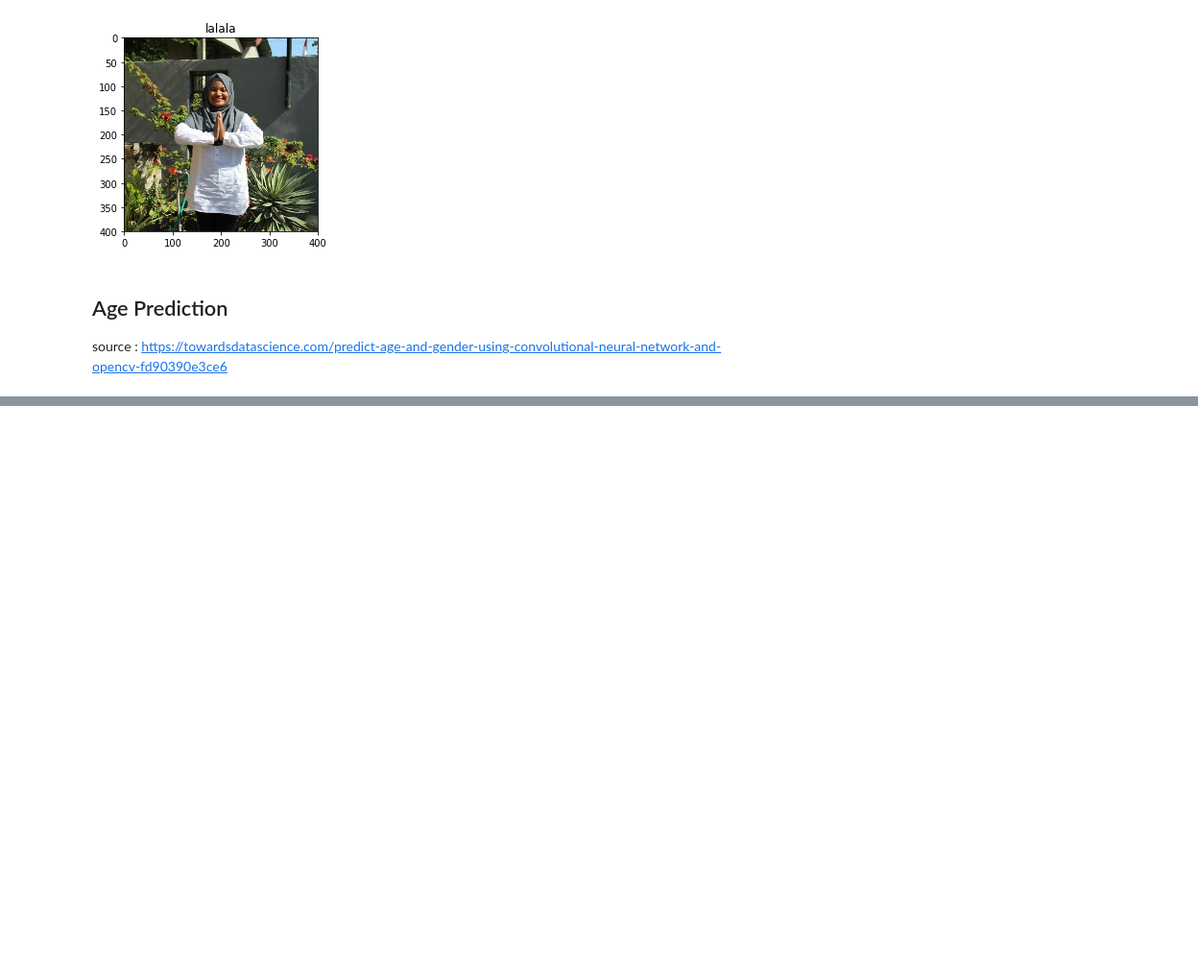
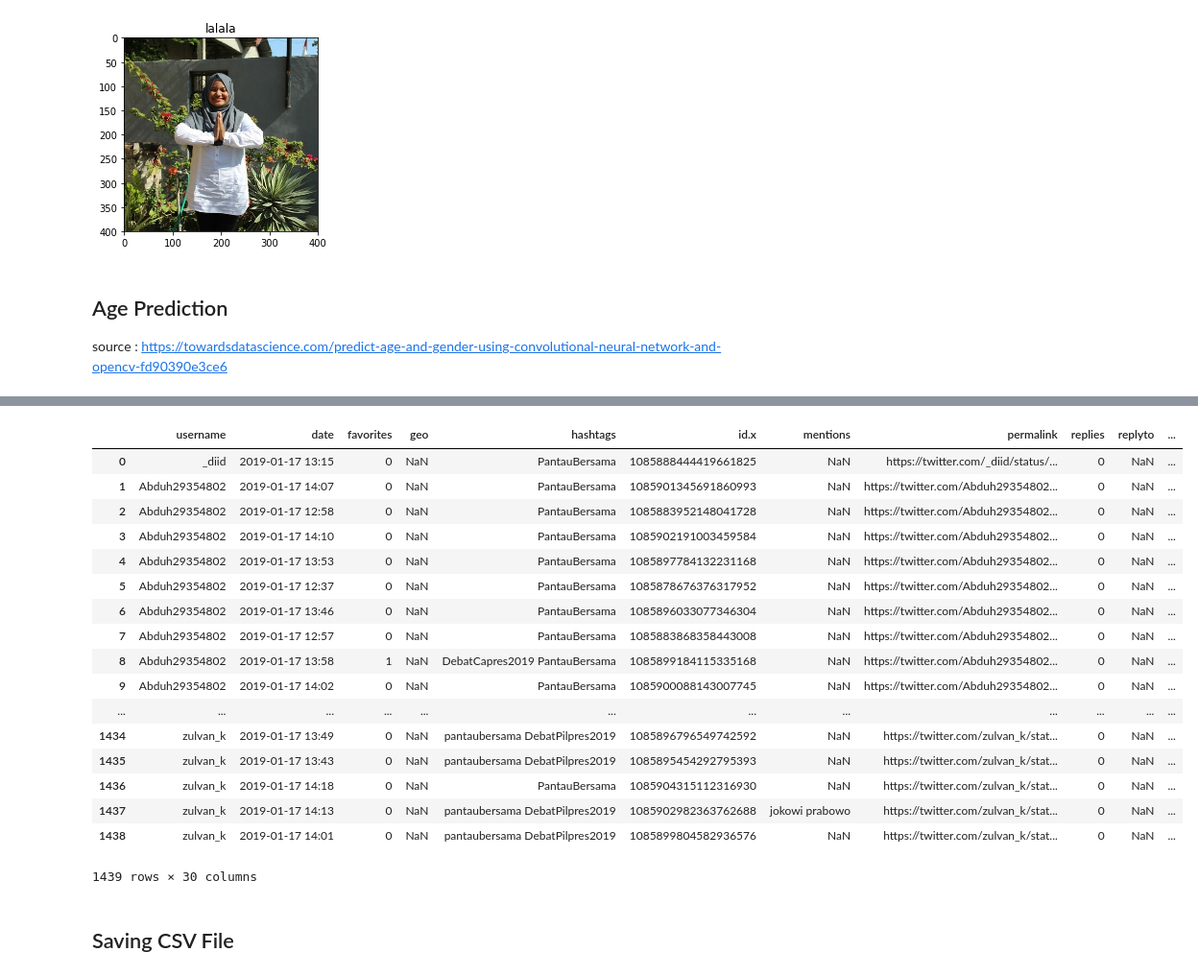
Before and after one commit to mhilmiasyrofi/age-prediction, a Jupyter notebook: Age Prediction.ipynb, the cells around one changed output, grey strips where cells are left out. Shown at 96% size. Drawn from its saved outputs; the diff is of its cells as text; code cells hidden in the pictures; blank space fills up the shorter version.

Commit message:
save prediction to csv file

```diff
--- a/Age Prediction.ipynb
+++ b/Age Prediction.ipynb
@@ -57,7 +70,7 @@ def detect_age(img, age_net):
     gray = cv2.cvtColor(image, cv2.COLOR_BGR2GRAY)
     faces = face_cascade.detectMultiScale(gray, 1.1, 5)
     if(len(faces)>0):
-        print("Found {} faces".format(str(len(faces))))
+#         print("Found {} faces".format(str(len(faces))))
         for (x, y, w, h )in faces:
             cv2.rectangle(image, (x, y), (x+w, y+h), (255, 255, 0), 2)
             #Get Face
@@ -70,7 +83,7 @@ def detect_age(img, age_net):
             overlay_text = "%s" % (age)
             cv2.putText(image, overlay_text, (x, y), font, 1, (255, 255, 255), 2, cv2.LINE_AA)
             return age, image
-    return age_list[0], image
+    return "(-, -)", image
 # %%
 age_net = load_caffe_models()
 age, res = detect_age(img, age_net)
@@ -83,0 +98,24 @@ Found 1 faces
+# %%
+urls = df['profileImageUrl']
+
+df['agePrediction'] = 0
+
+last_url = None
+age = None
+
+for i in range(0,len(urls)):
+    url = urls[i]
+#     print(url)
+    if url.split('.')[-1] == 'jpg':
+        url = url[:-11] + ".jpg"
+    else :
+        url = url[:-12] + ".jpeg"
+#     print(url)
+    if not url == last_url :
+        last_url = url
+        img, status = openImageFromUrl(url)
+        if status == 0:
+            age, res = detect_age(img, age_net)
+            df['agePrediction'][i] = age
+    else :
+        df['agePrediction'][i] = age
@@ -83,0 +129,23 @@ Found 1 faces
+# %%
+df
+# %% [output]
+|  | username | date | favorites | geo | hashtags | id.x | mentions | permalink | replies | replyto | ... |
+| 0 | _diid | 2019-01-17 13:15 | 0 | NaN | PantauBersama | 1085888444419661825 | NaN | https://twitter.com/_diid/status/... | 0 | NaN | ... |
+| 1 | Abduh29354802 | 2019-01-17 14:07 | 0 | NaN | PantauBersama | 1085901345691860993 | NaN | https://twitter.com/Abduh29354802... | 0 | NaN | ... |
+| 2 | Abduh29354802 | 2019-01-17 12:58 | 0 | NaN | PantauBersama | 1085883952148041728 | NaN | https://twitter.com/Abduh29354802... | 0 | NaN | ... |
+| 3 | Abduh29354802 | 2019-01-17 14:10 | 0 | NaN | PantauBersama | 1085902191003459584 | NaN | https://twitter.com/Abduh29354802... | 0 | NaN | ... |
+| 4 | Abduh29354802 | 2019-01-17 13:53 | 0 | NaN | PantauBersama | 1085897784132231168 | NaN | https://twitter.com/Abduh29354802... | 0 | NaN | ... |
+| 5 | Abduh29354802 | 2019-01-17 12:37 | 0 | NaN | PantauBersama | 1085878676376317952 | NaN | https://twitter.com/Abduh29354802... | 0 | NaN | ... |
+| 6 | Abduh29354802 | 2019-01-17 13:46 | 0 | NaN | PantauBersama | 1085896033077346304 | NaN | https://twitter.com/Abduh29354802... | 0 | NaN | ... |
+| 7 | Abduh29354802 | 2019-01-17 12:57 | 0 | NaN | PantauBersama | 1085883868358443008 | NaN | https://twitter.com/Abduh29354802... | 0 | NaN | ... |
+| 8 | Abduh29354802 | 2019-01-17 13:58 | 1 | NaN | DebatCapres2019 PantauBersama | 1085899184115335168 | NaN | https://twitter.com/Abduh29354802... | 0 | NaN | ... |
+| 9 | Abduh29354802 | 2019-01-17 14:02 | 0 | NaN | PantauBersama | 1085900088143007745 | NaN | https://twitter.com/Abduh29354802... | 0 | NaN | ... |
+| ... | ... | ... | ... | ... | ... | ... | ... | ... | ... | ... | ... |
+| 1434 | zulvan_k | 2019-01-17 13:49 | 0 | NaN | pantaubersama DebatPilpres2019 | 1085896796549742592 | NaN | https://twitter.com/zulvan_k/stat... | 0 | NaN | ... |
+| 1435 | zulvan_k | 2019-01-17 13:43 | 0 | NaN | pantaubersama DebatPilpres2019 | 1085895454292795393 | NaN | https://twitter.com/zulvan_k/stat... | 0 | NaN | ... |
+| 1436 | zulvan_k | 2019-01-17 14:18 | 0 | NaN | PantauBersama | 1085904315112316930 | NaN | https://twitter.com/zulvan_k/stat... | 0 | NaN | ... |
+| 1437 | zulvan_k | 2019-01-17 14:13 | 0 | NaN | pantaubersama DebatPilpres2019 | 1085902982363762688 | jokowi prabowo | https://twitter.com/zulvan_k/stat... | 0 | NaN | ... |
+| 1438 | zulvan_k | 2019-01-17 14:01 | 0 | NaN | pantaubersama DebatPilpres2019 | 1085899804582936576 | NaN | https://twitter.com/zulvan_k/stat... | 0 | NaN | ... |
+1439 rows × 30 columns
+# %% [markdown]
+## Saving CSV File
```
Also changed, not shown: parts of 5 cells of this notebook.
